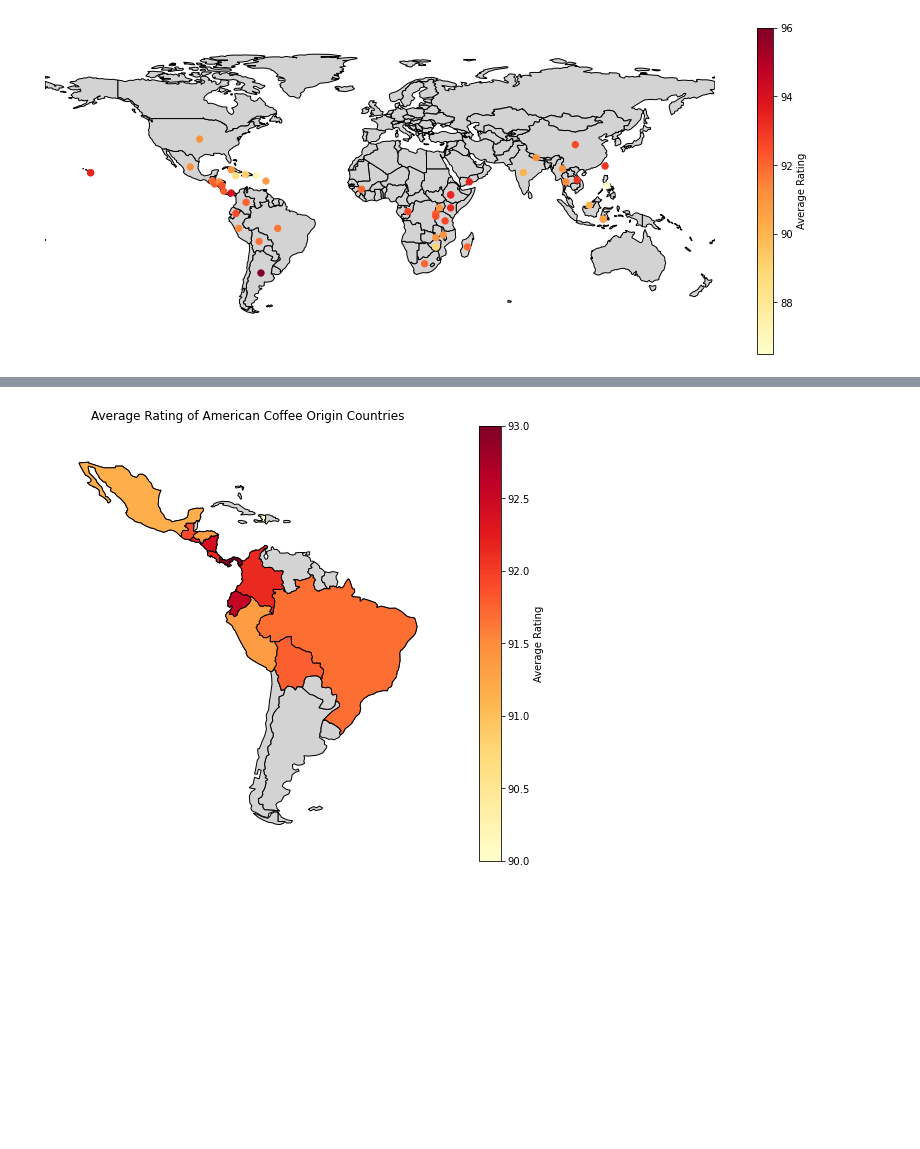
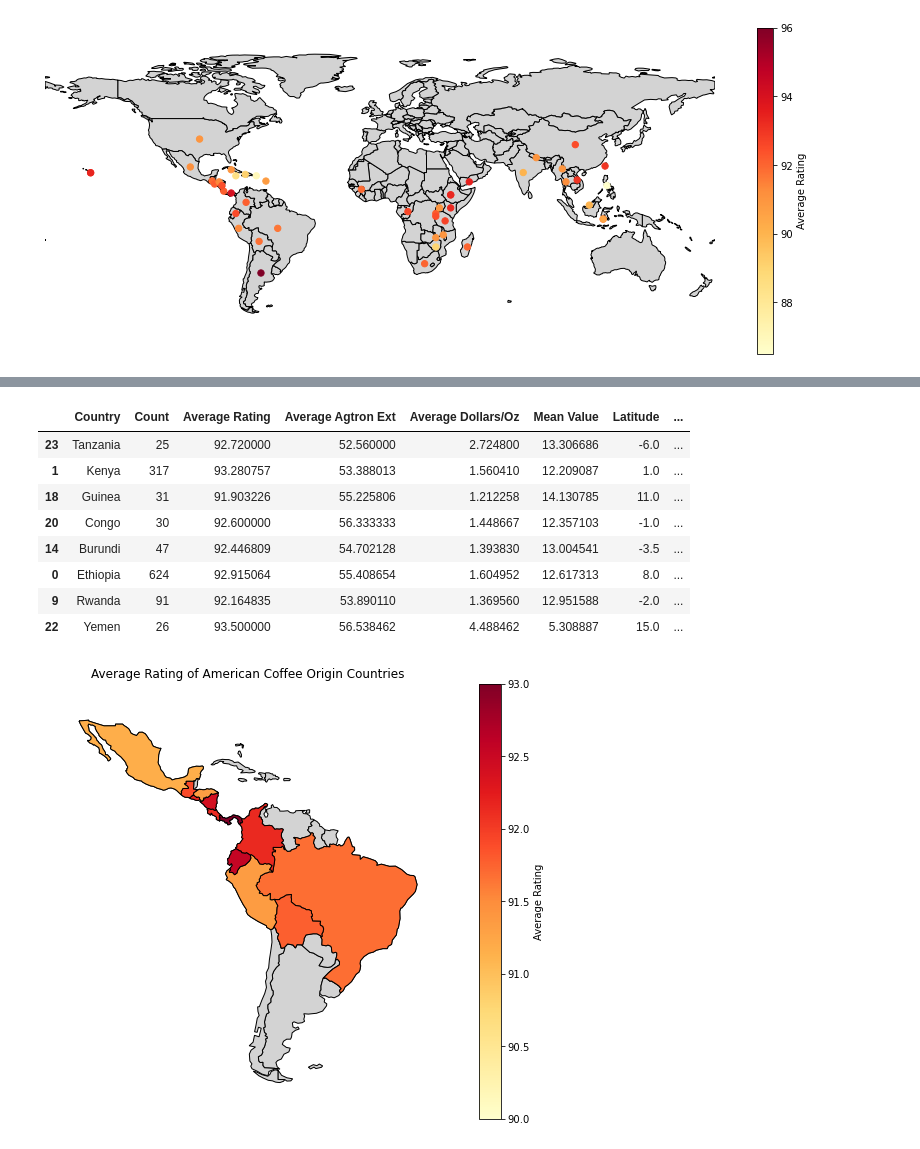
Before and after one commit to jareyc/Coffee-Project, a Jupyter notebook: dejabrew.ipynb, the cells around one changed output, grey strips where cells are left out. Saved outputs shown, nothing was run; the diff lists cells and outputs as text; code cells hidden in the pictures; blank space fills up the shorter version.

```diff
--- a/dejabrew.ipynb
+++ b/dejabrew.ipynb
@@ -583,3 +583,15 @@ ax.title.set_text("Average Rating of African Coffee Origin Countries")
+# %%
+africa_df
+# %% [output]
+|  | Country | Count | Average Rating | Average Agtron Ext | Average Dollars/Oz | Mean Value | Latitude | ... |
+| 23 | Tanzania | 25 | 92.720000 | 52.560000 | 2.724800 | 13.306686 | -6.0 | ... |
+| 1 | Kenya | 317 | 93.280757 | 53.388013 | 1.560410 | 12.209087 | 1.0 | ... |
+| 18 | Guinea | 31 | 91.903226 | 55.225806 | 1.212258 | 14.130785 | 11.0 | ... |
+| 20 | Congo | 30 | 92.600000 | 56.333333 | 1.448667 | 12.357103 | -1.0 | ... |
+| 14 | Burundi | 47 | 92.446809 | 54.702128 | 1.393830 | 13.004541 | -3.5 | ... |
+| 0 | Ethiopia | 624 | 92.915064 | 55.408654 | 1.604952 | 12.617313 | 8.0 | ... |
+| 9 | Rwanda | 91 | 92.164835 | 53.890110 | 1.369560 | 12.951588 | -2.0 | ... |
+| 22 | Yemen | 26 | 93.500000 | 56.538462 | 4.488462 | 5.308887 | 15.0 | ... |
 # %%
 # North and South America plot
 fig, ax = plt.subplots(figsize=(10,8))
```
Also changed, not shown: parts of 4 cells of this notebook.
